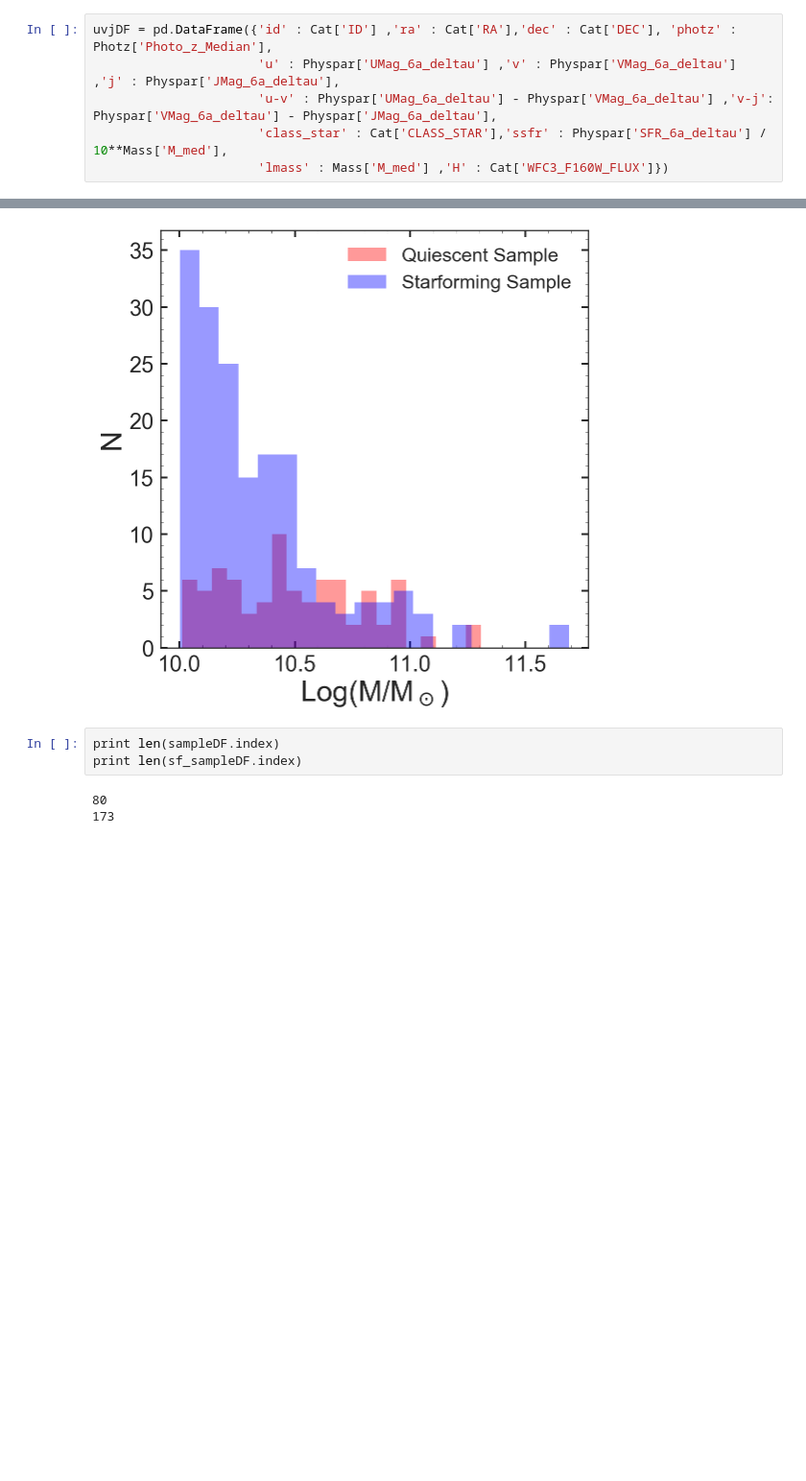
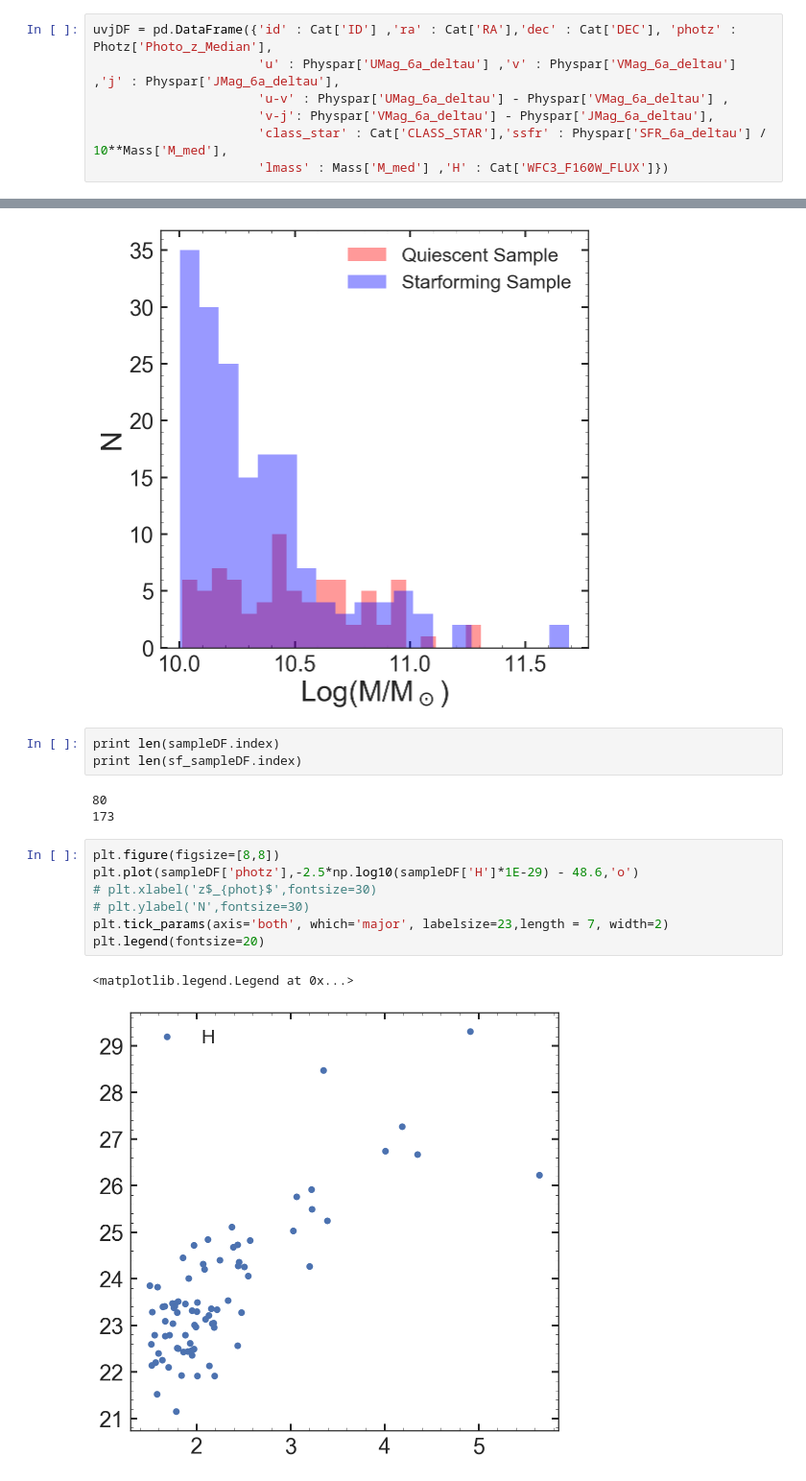
Before and after one commit to Vince-ec/JWST_proposal, a Jupyter notebook: source_find.ipynb, the cells around one changed output, grey strips where cells are left out. Shown at 96% size. Saved outputs shown, nothing was run; the diff lists cells and outputs as text; blank space fills up the shorter version.

```diff
--- a/source_find.ipynb
+++ b/source_find.ipynb
@@ -40,7 +62,8 @@ array(['ID', 'Photo_z_Median', 'Photo_z_Salvato', 'Photo_z_Mobasher',
 # %%
 uvjDF = pd.DataFrame({'id' : Cat['ID'] ,'ra' : Cat['RA'],'dec' : Cat['DEC'], 'photz' : Photz['Photo_z_Median'],
                       'u' : Physpar['UMag_6a_deltau'] ,'v' : Physpar['VMag_6a_deltau']  ,'j' : Physpar['JMag_6a_deltau'],
-                      'u-v' : Physpar['UMag_6a_deltau'] - Physpar['VMag_6a_deltau'] ,'v-j': Physpar['VMag_6a_deltau'] - Physpar['JMag_6a_deltau'],
+                      'u-v' : Physpar['UMag_6a_deltau'] - Physpar['VMag_6a_deltau'] ,
+                      'v-j': Physpar['VMag_6a_deltau'] - Physpar['JMag_6a_deltau'],
                       'class_star' : Cat['CLASS_STAR'],'ssfr' : Physpar['SFR_6a_deltau'] / 10**Mass['M_med'],
                       'lmass' : Mass['M_med'] ,'H' : Cat['WFC3_F160W_FLUX']})
 # %%
@@ -331,3 +354,13 @@ print len(sf_sampleDF.index)
 # %% [output]
 80
 173
+# %%
+plt.figure(figsize=[8,8])
+plt.plot(sampleDF['photz'],-2.5*np.log10(sampleDF['H']*1E-29) - 48.6,'o')
+# plt.xlabel('z$_{phot}$',fontsize=30)
+# plt.ylabel('N',fontsize=30)
+plt.tick_params(axis='both', which='major', labelsize=23,length = 7, width=2)
+plt.legend(fontsize=20)
+# %% [output]
+<matplotlib.legend.Legend at 0x...>
+[figure, added]
```
Also changed, not shown: parts of 2 cells of this notebook.
